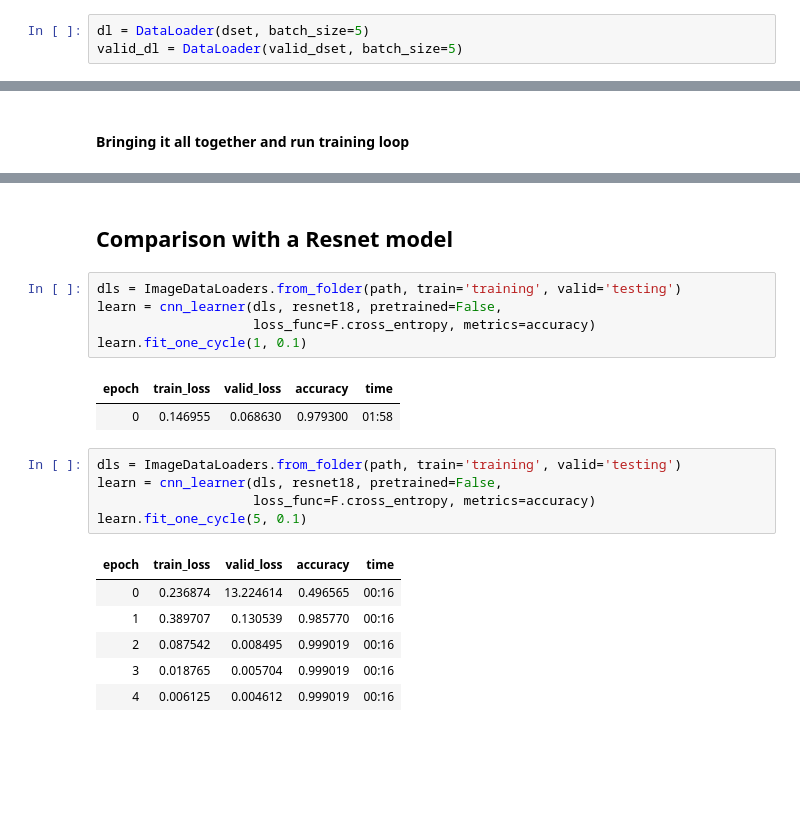
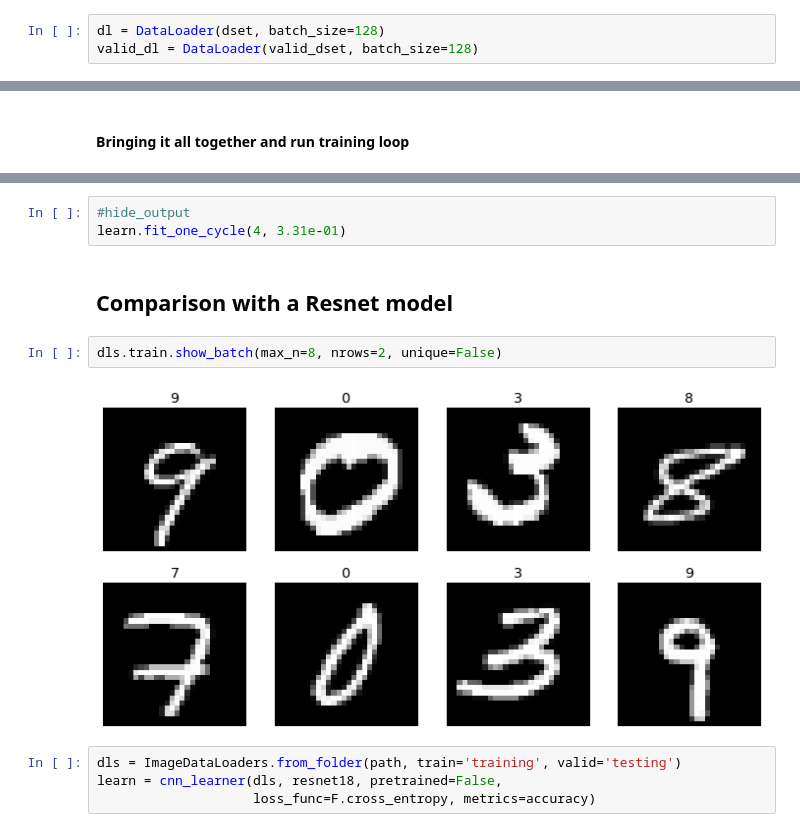
Before and after one commit to Aravinda89/fastai_bootcamp, a Jupyter notebook: Copy_of_04_mnist_full_set_template.ipynb, the cells around one changed output, grey strips where cells are left out. Saved outputs shown, nothing was run; the diff lists cells and outputs as text; blank space fills up the shorter version.

```diff
--- a/Copy_of_04_mnist_full_set_template.ipynb
+++ b/Copy_of_04_mnist_full_set_template.ipynb
@@ -695,8 +703,8 @@ torch.Size([10000, 1])
 # %% [markdown]
 Datasets are ready. Now we prepare the dataloaders to feed the training loop.
 # %%
-dl = DataLoader(dset, batch_size=5)
-valid_dl = DataLoader(valid_dset, batch_size=5)
+dl = DataLoader(dset, batch_size=128)
+valid_dl = DataLoader(valid_dset, batch_size=128)
 # %% [markdown]
 #### Define the model architecture and parameters
 # %% [markdown]
@@ -741,22 +967,13 @@ def linear(xb):
+# %%
+#hide_output
+learn.fit_one_cycle(4, 3.31e-01)
 # %% [markdown]
 ## Comparison with a Resnet model
+# %%
+dls.train.show_batch(max_n=8, nrows=2, unique=False)
+# %% [output]
+[figure, added]
 # %%
 dls = ImageDataLoaders.from_folder(path, train='training', valid='testing')
 learn = cnn_learner(dls, resnet18, pretrained=False,
                     loss_func=F.cross_entropy, metrics=accuracy)
-learn.fit_one_cycle(1, 0.1)
-# %% [output]
-| epoch | train_loss | valid_loss | accuracy | time |
-| 0 | 0.146955 | 0.068630 | 0.979300 | 01:58 |
-# %%
-dls = ImageDataLoaders.from_folder(path, train='training', valid='testing')
-learn = cnn_learner(dls, resnet18, pretrained=False,
-                    loss_func=F.cross_entropy, metrics=accuracy)
-learn.fit_one_cycle(5, 0.1)
-# %% [output]
-| epoch | train_loss | valid_loss | accuracy | time |
-| 0 | 0.236874 | 13.224614 | 0.496565 | 00:16 |
-| 1 | 0.389707 | 0.130539 | 0.985770 | 00:16 |
-| 2 | 0.087542 | 0.008495 | 0.999019 | 00:16 |
-| 3 | 0.018765 | 0.005704 | 0.999019 | 00:16 |
-| 4 | 0.006125 | 0.004612 | 0.999019 | 00:16 |
```
Also changed, not shown: parts of 55 cells of this notebook.
